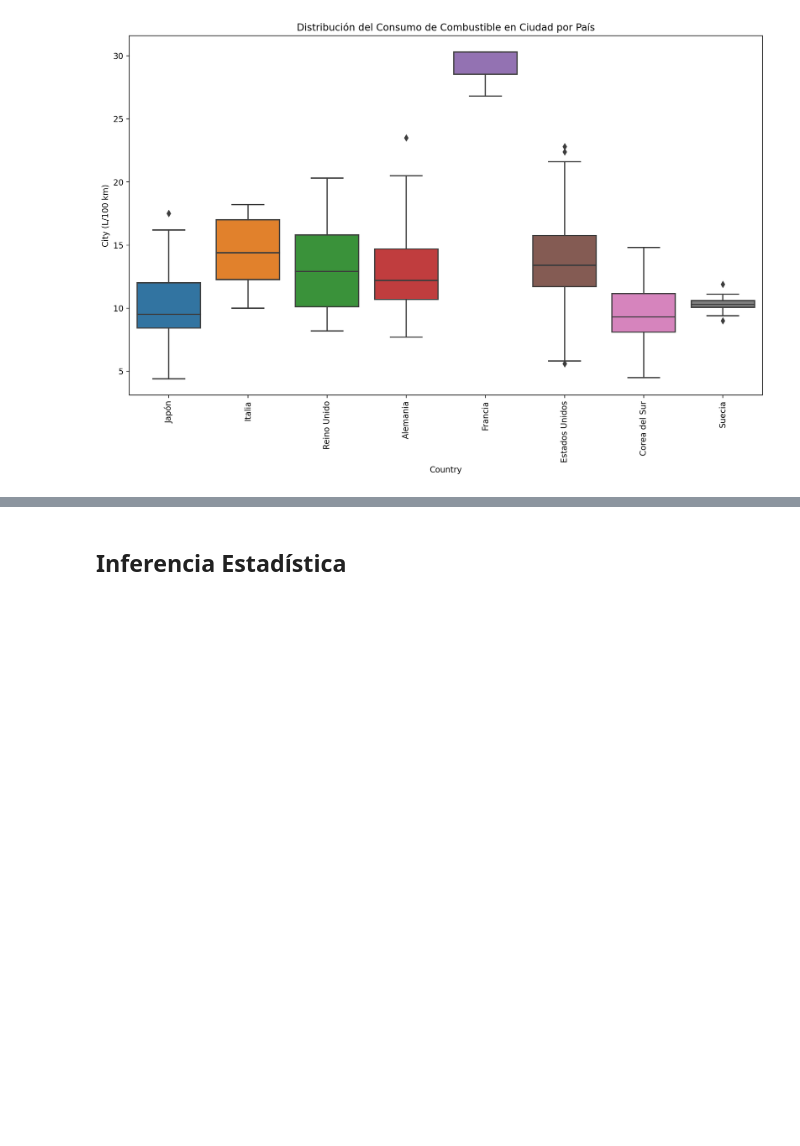
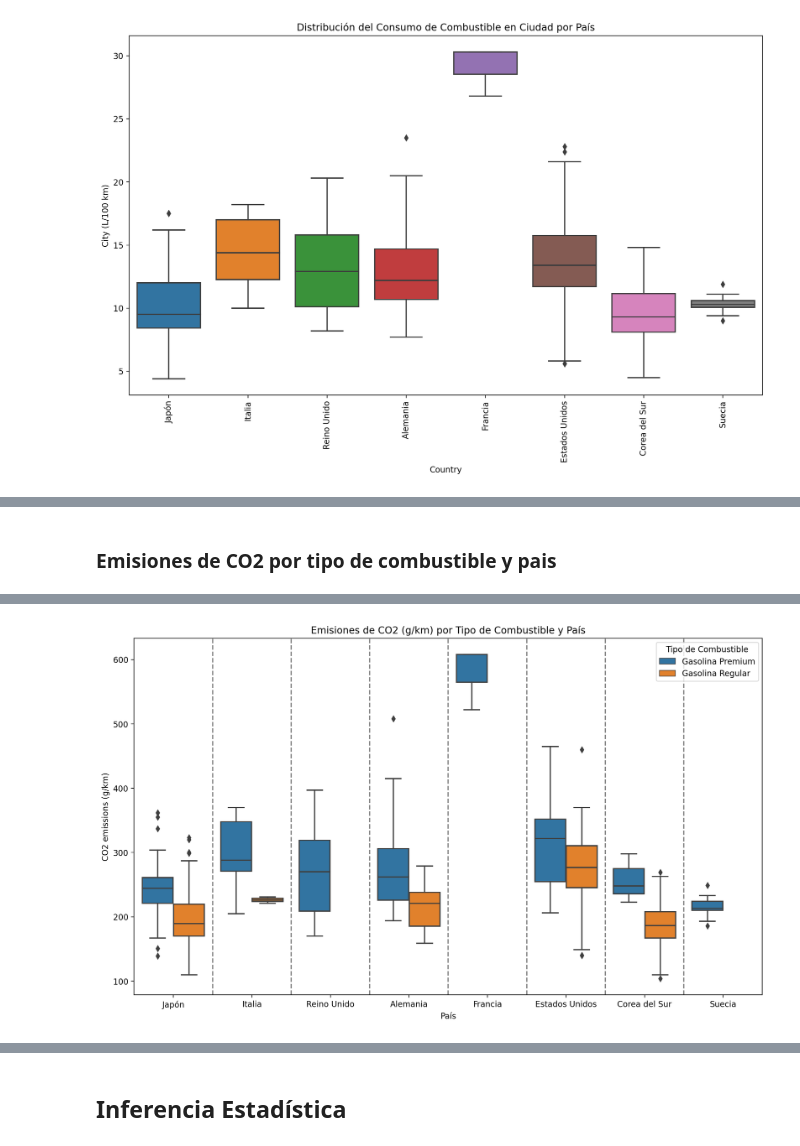
Before and after one commit to xliee/inferencia-trabajo-2024, a Jupyter notebook: trabajo.ipynb, the cells around one changed output, grey strips where cells are left out. Drawn from its saved outputs; the diff is of its cells as text; code cells hidden in the pictures; blank space fills up the shorter version.

```diff
--- a/trabajo.ipynb
+++ b/trabajo.ipynb
@@ -236,0 +333,25 @@ max              608.000000    9.000000     8.000000
+# %% [markdown]
+### Emisiones de CO2 por tipo de combustible y pais
+# %%
+
+# Emisiones de CO2 (g/km) por tipo de combustible y país (solo X y Z)
+# Añadir una raya vertical para separar cada país
+# En la leyenda debe de aparecer el nombre del combustible, no el código (X -> Gasolina Regular, Z -> Gasolina Premium)
+
+plt.figure(figsize=(14, 8))
+sns.boxplot(data=df[df['Fuel type'].isin(['X', 'Z'])], x='Country', y='CO2 emissions (g/km)', hue='Fuel type')
+
+plt.title('Emisiones de CO2 (g/km) por Tipo de Combustible y País')
+plt.xlabel('País')
+plt.ylabel('CO2 emissions (g/km)')
+legend = plt.legend(title='Tipo de Combustible', loc='upper right')
+for text in legend.get_texts():
+    text.set_text(fuel_types[text.get_text()]) # Reemplazar el código por el nombre del combustible
+
+# Añadir una raya vertical tras cada pais para separar cada país
+for i in range(1, len(df['Country'].unique())):
+    plt.axvline(x=i - 0.5, color='gray', linestyle='--')
+
+plt.xticks()
+plt.show()
+# %% [output]
@@ -236,0 +359 @@ max              608.000000    9.000000     8.000000
+[figure, added]
```
Also changed, not shown: parts of 21 cells of this notebook, 1 other file.
